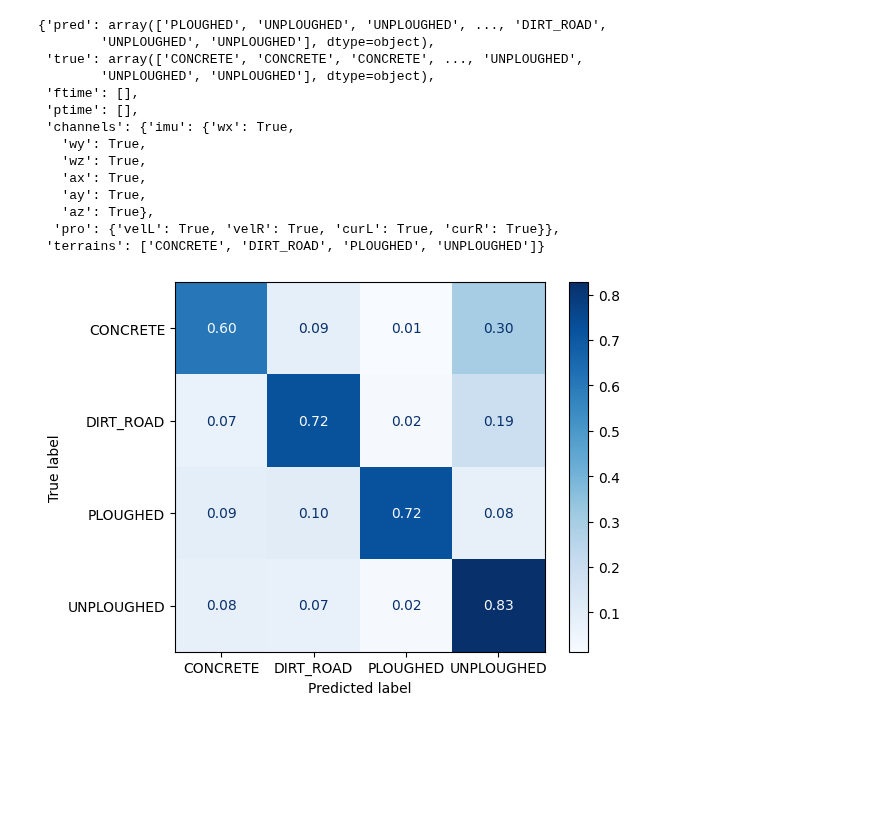
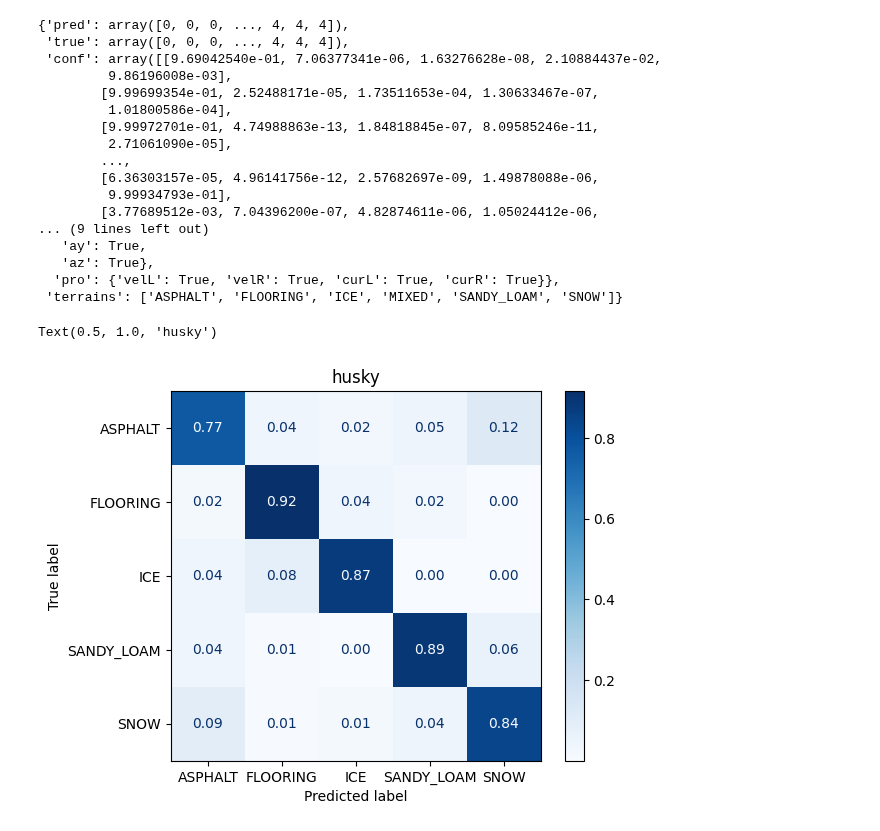
Before and after one commit to norlab-ulaval/BorealTC, a Jupyter notebook: metrics.ipynb, the cells around one changed output. Cells and saved outputs as stored; diff of their text form; code cells hidden in the pictures; blank space fills up the shorter version.

```diff
--- a/metrics.ipynb
+++ b/metrics.ipynb
@@ -11,41 +11,48 @@ from sklearn.metrics import (
     recall_score,
 )
 # %%
-results_dir = Path("results")
-values = np.load(results_dir / "results_SVM_mw_1.7.npy", allow_pickle=True).item()
-terrains = values["terrains"]
+results_dir = Path("results") / "husky"
+values = np.load(results_dir / "results_CNN_mw_1.7.npy", allow_pickle=True).item()
+terrains = np.array([t for t in values["terrains"] if t != "MIXED"])
 values
 # %% [output]
-{'pred': array(['PLOUGHED', 'UNPLOUGHED', 'UNPLOUGHED', ..., 'DIRT_ROAD',
-        'UNPLOUGHED', 'UNPLOUGHED'], dtype=object),
- 'true': array(['CONCRETE', 'CONCRETE', 'CONCRETE', ..., 'UNPLOUGHED',
-        'UNPLOUGHED', 'UNPLOUGHED'], dtype=object),
- 'ftime': [],
- 'ptime': [],
- 'channels': {'imu': {'wx': True,
-   'wy': True,
-   'wz': True,
-   'ax': True,
+{'pred': array([0, 0, 0, ..., 4, 4, 4]),
+ 'true': array([0, 0, 0, ..., 4, 4, 4]),
+ 'conf': array([[9.69042540e-01, 7.06377341e-06, 1.63276628e-08, 2.10884437e-02,
+         9.86196008e-03],
+        [9.99699354e-01, 2.52488171e-05, 1.73511653e-04, 1.30633467e-07,
+         1.01800586e-04],
+        [9.99972701e-01, 4.74988863e-13, 1.84818845e-07, 8.09585246e-11,
+         2.71061090e-05],
+        ...,
+        [6.36303157e-05, 4.96141756e-12, 2.57682697e-09, 1.49878088e-06,
+         9.99934793e-01],
+        [3.77689512e-03, 7.04396200e-07, 4.82874611e-06, 1.05024412e-06,
+... (9 lines left out)
    'ay': True,
    'az': True},
   'pro': {'velL': True, 'velR': True, 'curL': True, 'curR': True}},
- 'terrains': ['CONCRETE', 'DIRT_ROAD', 'PLOUGHED', 'UNPLOUGHED']}
+ 'terrains': ['ASPHALT', 'FLOORING', 'ICE', 'MIXED', 'SANDY_LOAM', 'SNOW']}
 # %%
 clf_values = values
 # clf_values = values[1700]
 ypred = clf_values["pred"]
 ytest = clf_values["true"]
+terr_pred = terrains[ypred]
+terr_test = terrains[ytest]
 # %%
 disp = ConfusionMatrixDisplay.from_predictions(
-    ytest,
-    ypred,
+    terr_test,
+    terr_pred,
     labels=terrains,
     display_labels=terrains,
     normalize="true",
     values_format=".2f",
     cmap="Blues",
 )
+disp.ax_.set_title(results_dir.stem)
 # %% [output]
+Text(0.5, 1.0, 'husky')
-[figure, old version]
+[figure, new version]
 # %%
 disp = ConfusionMatrixDisplay.from_predictions(
```
Also changed, not shown: parts of 2 cells of this notebook.
